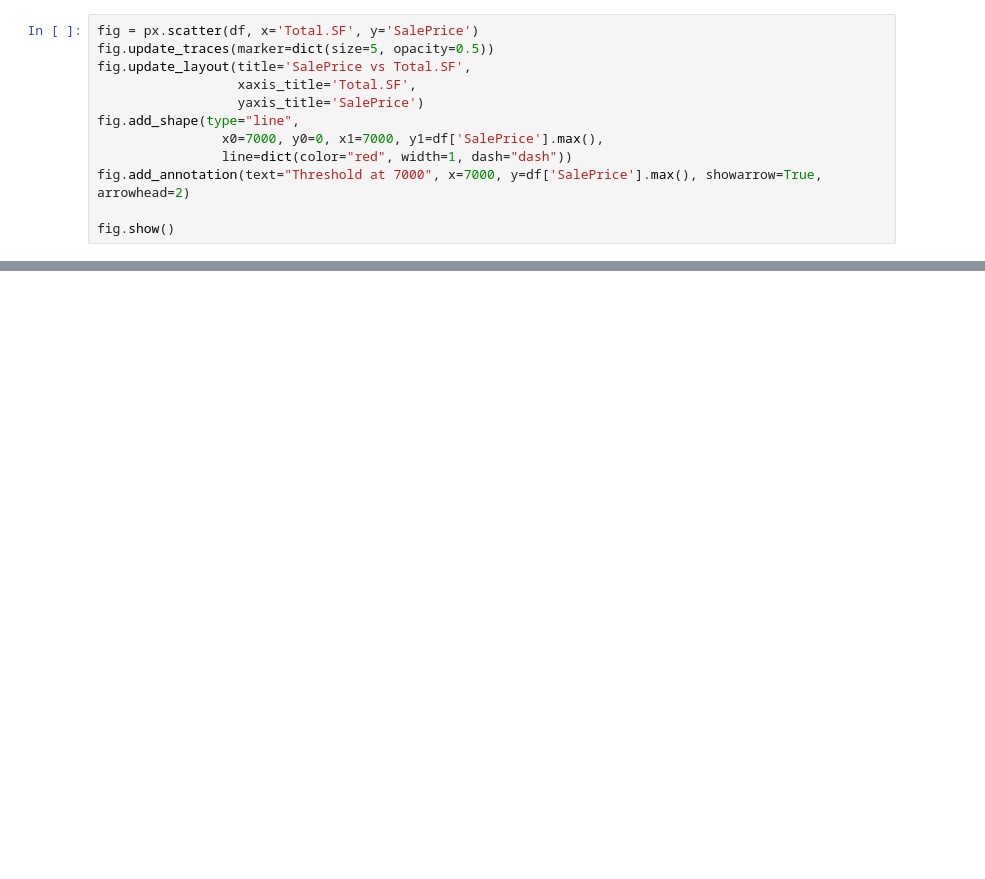
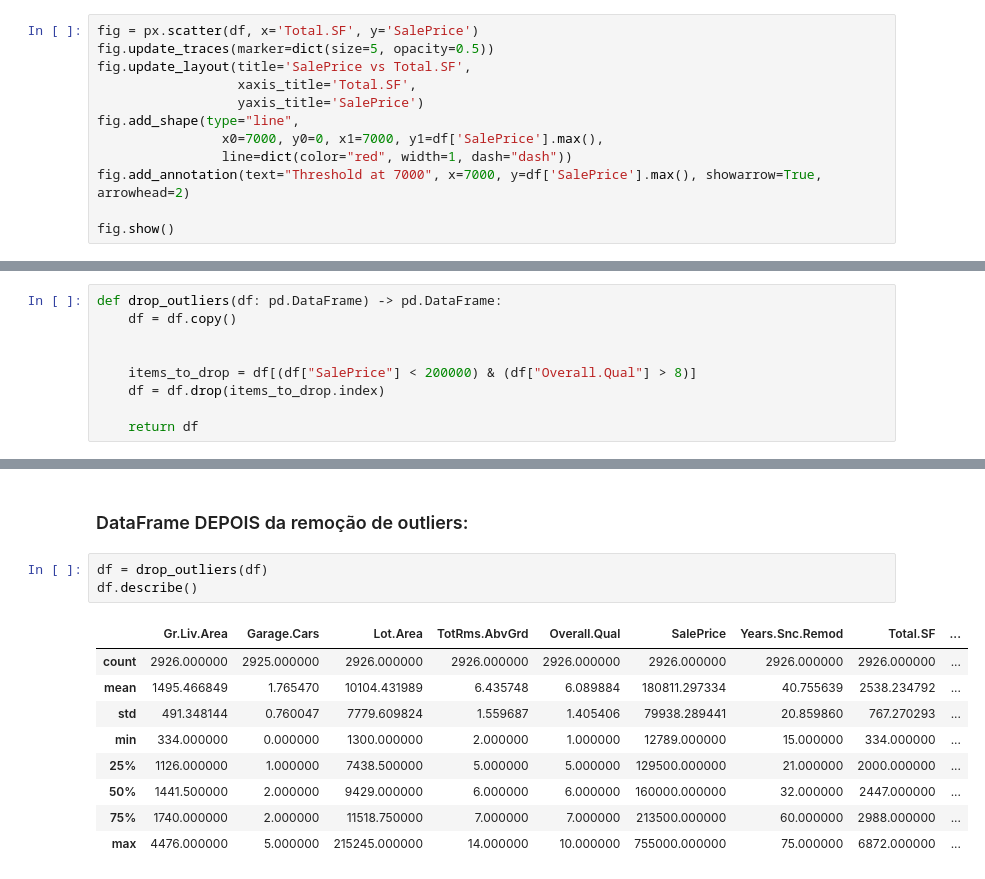
Before and after one commit to luigilopesz/machine-learning-project, a Jupyter notebook: models/project.ipynb, the cells around one changed output, grey strips where cells are left out. Saved outputs shown, nothing was run; the diff lists cells and outputs as text; blank space fills up the shorter version.

```diff
--- a/models/project.ipynb
+++ b/models/project.ipynb
@@ -212,0 +227,9 @@ fig.show()
+# %%
+def drop_outliers(df: pd.DataFrame) -> pd.DataFrame:
+    df = df.copy()
+
+
+    items_to_drop = df[(df["SalePrice"] < 200000) & (df["Overall.Qual"] > 8)]
+    df = df.drop(items_to_drop.index)
+
+    return df
@@ -212,0 +295,15 @@ fig.show()
+# %% [markdown]
+### DataFrame DEPOIS da remoção de outliers:
+# %%
+df = drop_outliers(df)
+df.describe()
+# %% [output]
+|  | Gr.Liv.Area | Garage.Cars | Lot.Area | TotRms.AbvGrd | Overall.Qual | SalePrice | Years.Snc.Remod | Total.SF | ... |
+| count | 2926.000000 | 2925.000000 | 2926.000000 | 2926.000000 | 2926.000000 | 2926.000000 | 2926.000000 | 2926.000000 | ... |
+| mean | 1495.466849 | 1.765470 | 10104.431989 | 6.435748 | 6.089884 | 180811.297334 | 40.755639 | 2538.234792 | ... |
+| std | 491.348144 | 0.760047 | 7779.609824 | 1.559687 | 1.405406 | 79938.289441 | 20.859860 | 767.270293 | ... |
+| min | 334.000000 | 0.000000 | 1300.000000 | 2.000000 | 1.000000 | 12789.000000 | 15.000000 | 334.000000 | ... |
+| 25% | 1126.000000 | 1.000000 | 7438.500000 | 5.000000 | 5.000000 | 129500.000000 | 21.000000 | 2000.000000 | ... |
+| 50% | 1441.500000 | 2.000000 | 9429.000000 | 6.000000 | 6.000000 | 160000.000000 | 32.000000 | 2447.000000 | ... |
+| 75% | 1740.000000 | 2.000000 | 11518.750000 | 7.000000 | 7.000000 | 213500.000000 | 60.000000 | 2988.000000 | ... |
+| max | 4476.000000 | 5.000000 | 215245.000000 | 14.000000 | 10.000000 | 755000.000000 | 75.000000 | 6872.000000 | ... |
```
Also changed, not shown: parts of 13 cells of this notebook.
